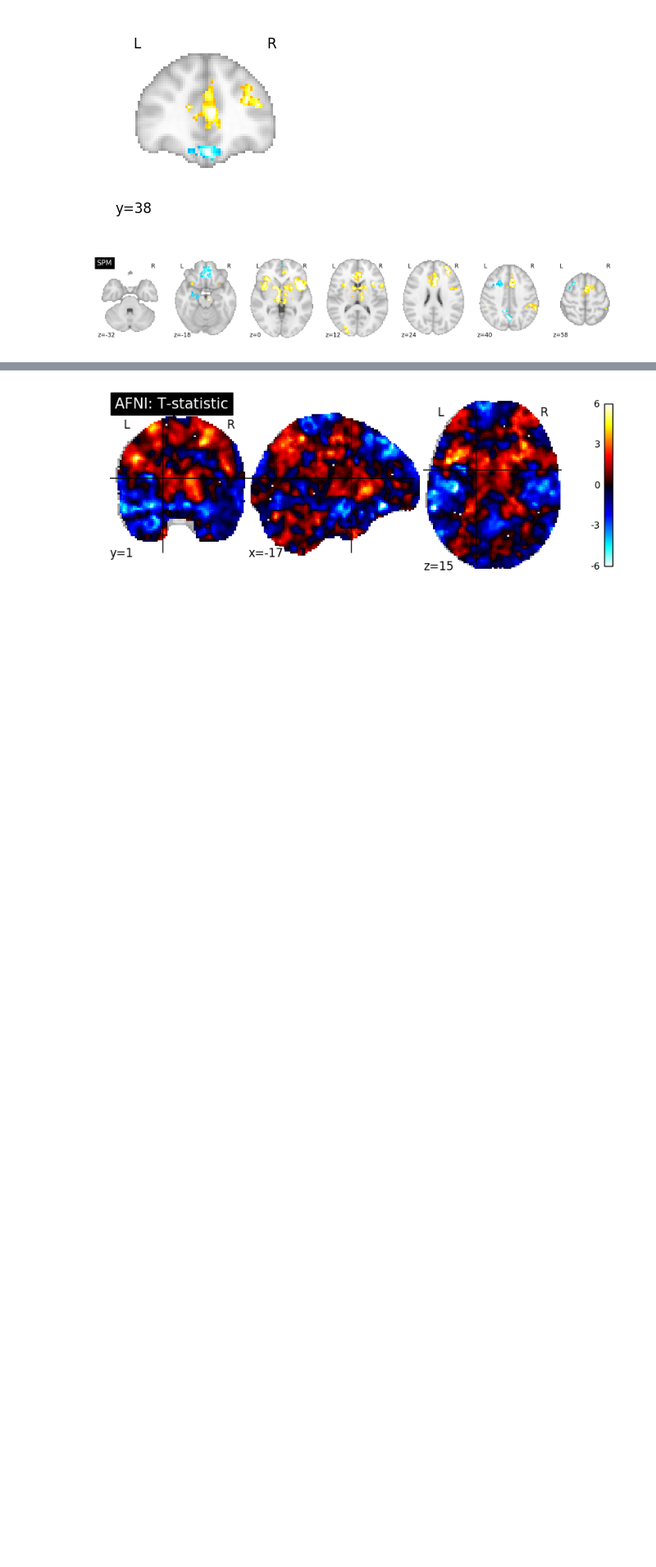
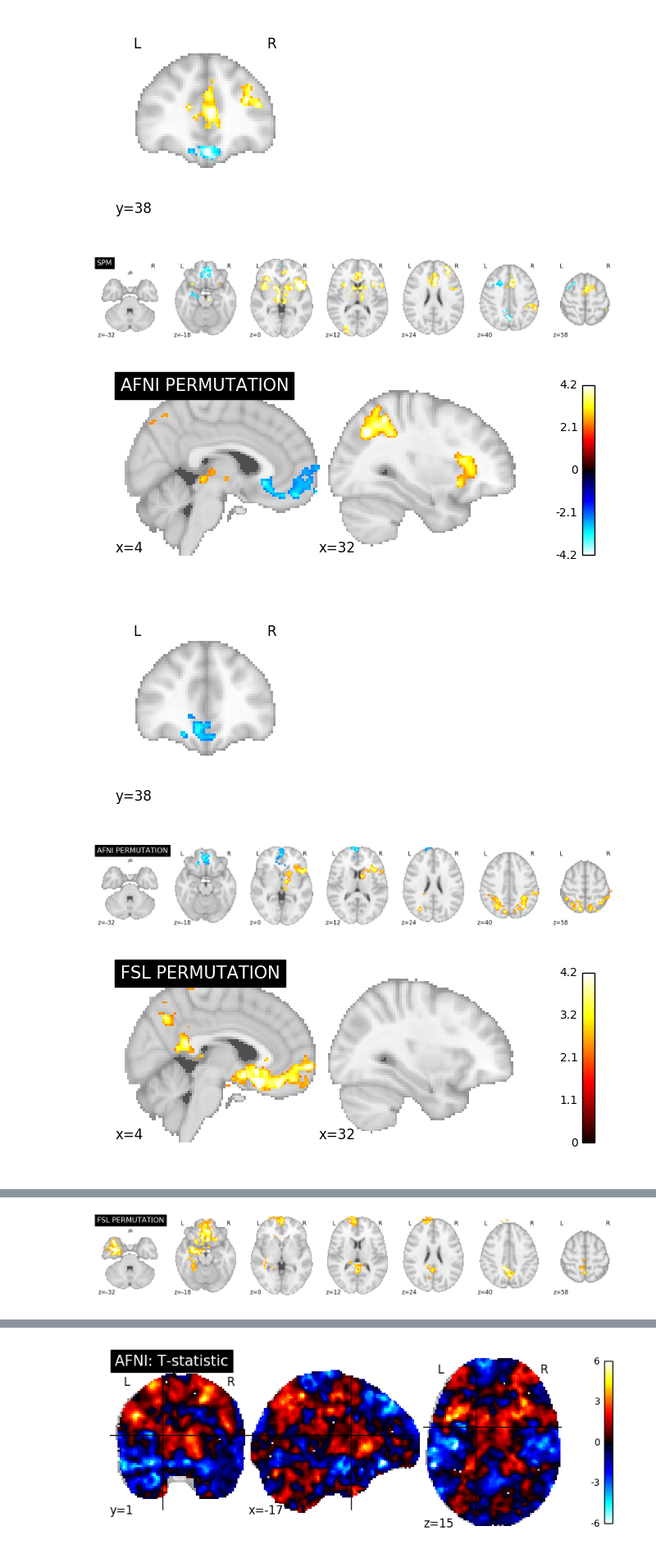
Before and after one commit to NISOx-BDI/Software_Comparison, a Jupyter notebook: ds001_notebook.ipynb, the cells around one changed output, grey strips where cells are left out. Shown at 82% size. Saved outputs shown, nothing was run; the diff lists cells and outputs as text; code cells hidden in the pictures; blank space fills up the shorter version.

Commit message:
ds001 notebook started to include permutations... fundamental error in fsl images

```diff
--- a/ds001_notebook.ipynb
+++ b/ds001_notebook.ipynb
@@ -259,3 +347,12 @@ plot_excursion_sets.plot_excursion_sets(exc_sets, max_activation, x_coords, y_co
 [figure]
 [figure]
 [figure]
+# %%
+# Plot t-statistic images for permutation test inference results in each software
+reload(plot_excursion_sets)
+plot_excursion_sets.plot_excursion_sets(perm_exc_sets, max_activation, x_coords, y_coords, z_coords)
+# %% [output]
+[figure, added]
+[figure, added]
+[figure, added]
+[figure, added]
@@ -261,0 +360 @@ plot_excursion_sets.plot_excursion_sets(exc_sets, max_activation, x_coords, y_co
+[figure, added]
```
Also changed, not shown: parts of 8 cells of this notebook.
